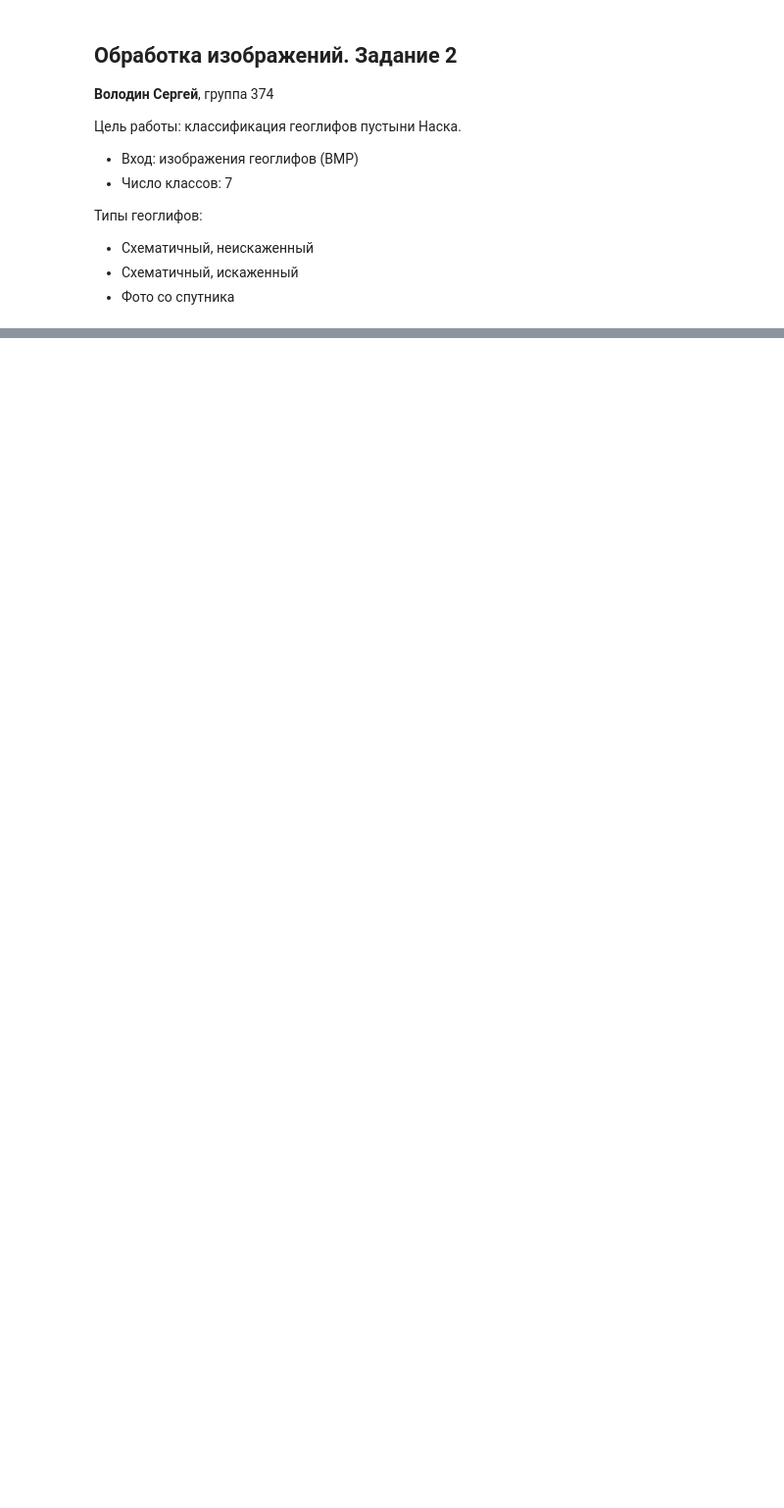
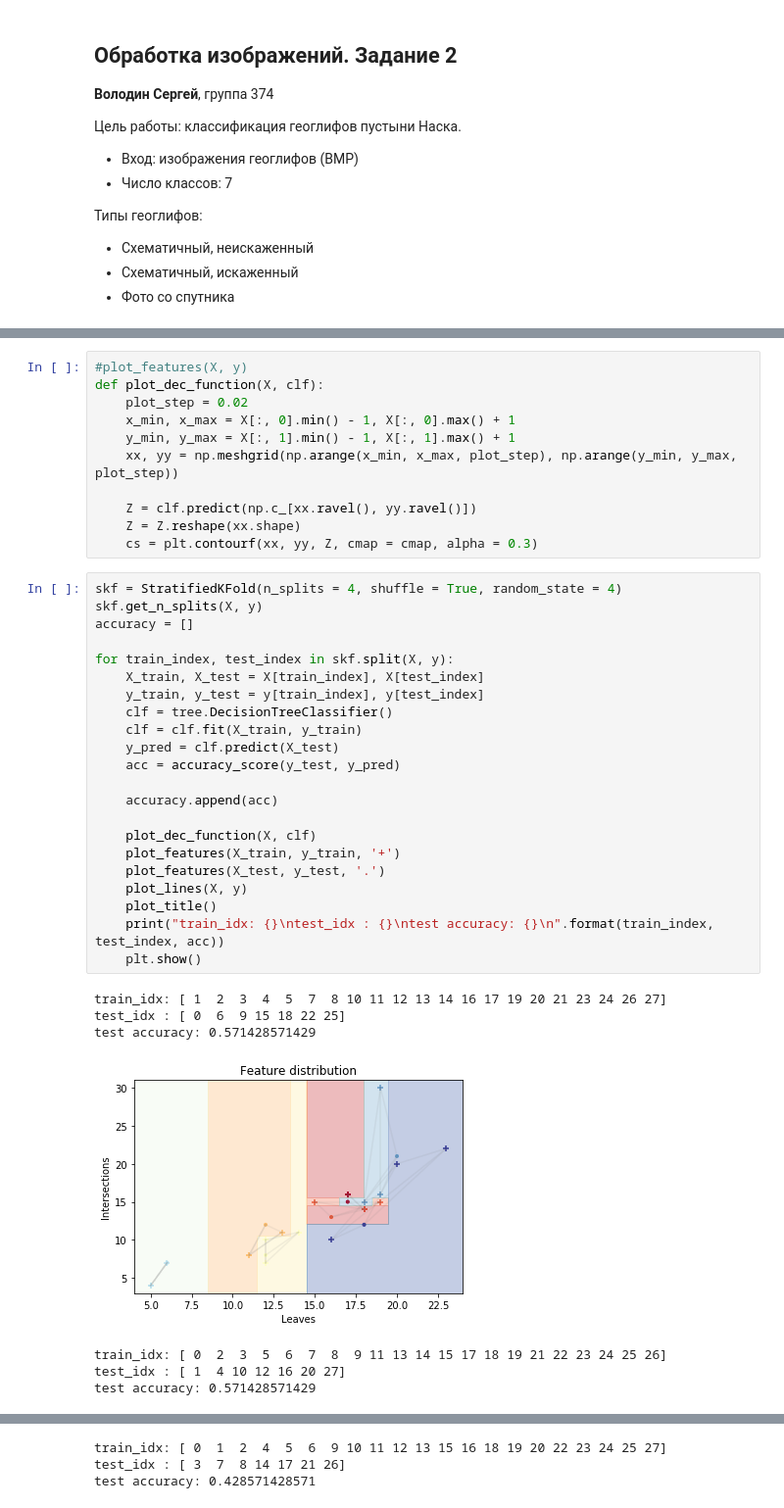
Before and after one commit to etoestja/inf, a Jupyter notebook: mipt/s8/ImageProcessing/2/Images2.ipynb, the cells around one changed output, grey strips where cells are left out. Shown at 98% size. Cells and saved outputs as stored; diff of their text form; blank space fills up the shorter version.

```diff
--- a/mipt/s8/ImageProcessing/2/Images2.ipynb
+++ b/mipt/s8/ImageProcessing/2/Images2.ipynb
@@ -157,0 +166,41 @@ cmap = {0: ''}
+# %%
+#plot_features(X, y)
+def plot_dec_function(X, clf):
+    plot_step = 0.02
+    x_min, x_max = X[:, 0].min() - 1, X[:, 0].max() + 1
+    y_min, y_max = X[:, 1].min() - 1, X[:, 1].max() + 1
+    xx, yy = np.meshgrid(np.arange(x_min, x_max, plot_step), np.arange(y_min, y_max, plot_step))
+
+    Z = clf.predict(np.c_[xx.ravel(), yy.ravel()])
+    Z = Z.reshape(xx.shape)
+    cs = plt.contourf(xx, yy, Z, cmap = cmap, alpha = 0.3)
+# %%
+skf = StratifiedKFold(n_splits = 4, shuffle = True, random_state = 4)
+skf.get_n_splits(X, y)
+accuracy = []
+
+for train_index, test_index in skf.split(X, y):
+    X_train, X_test = X[train_index], X[test_index]
+    y_train, y_test = y[train_index], y[test_index]
+    clf = tree.DecisionTreeClassifier()
+    clf = clf.fit(X_train, y_train)
+    y_pred = clf.predict(X_test)
+    acc = accuracy_score(y_test, y_pred)
+
+    accuracy.append(acc)
+
+    plot_dec_function(X, clf)
+    plot_features(X_train, y_train, '+')
+    plot_features(X_test, y_test, '.')
+    plot_lines(X, y)
+    plot_title()
+    print("train_idx: {}\ntest_idx : {}\ntest accuracy: {}\n".format(train_index, test_index, acc))
+    plt.show()
+# %% [output]
+train_idx: [ 1  2  3  4  5  7  8 10 11 12 13 14 16 17 19 20 21 23 24 26 27]
+test_idx : [ 0  6  9 15 18 22 25]
+test accuracy: 0.571428571429
+[figure, added]
+train_idx: [ 0  2  3  5  6  7  8  9 11 13 14 15 17 18 19 21 22 23 24 25 26]
+test_idx : [ 1  4 10 12 16 20 27]
+test accuracy: 0.571428571429
@@ -157,0 +208,3 @@ cmap = {0: ''}
+train_idx: [ 0  1  2  4  5  6  9 10 11 12 13 15 16 18 19 20 22 23 24 25 27]
+test_idx : [ 3  7  8 14 17 21 26]
+test accuracy: 0.428571428571
```
Also changed, not shown: parts of 44 cells of this notebook.
